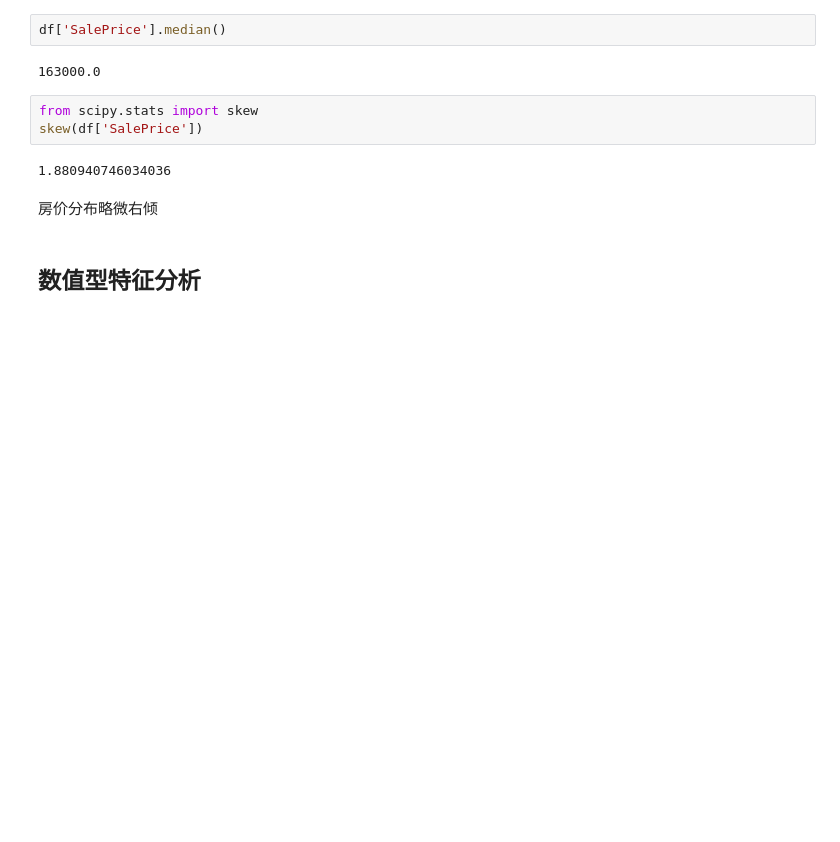
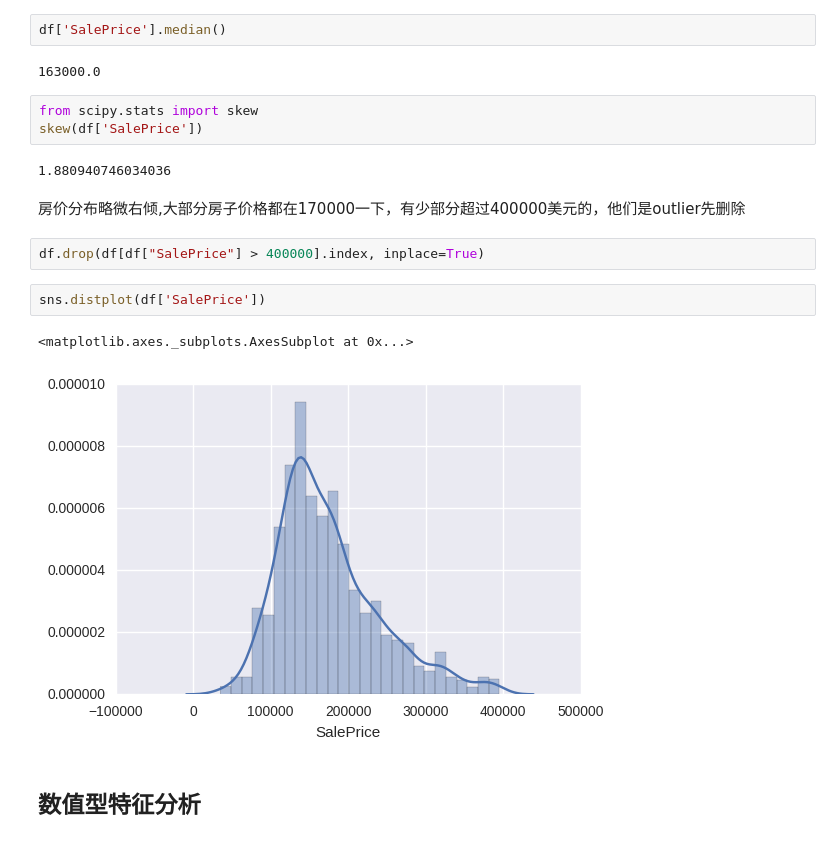
Before and after one commit to ShawnXiha/House-Prices-Advanced-Regression-Techniques, a Jupyter notebook: Data exploring.ipynb, the cells around one changed output. Cells and saved outputs as stored; diff of their text form; blank space fills up the shorter version.

```diff
--- a/Data exploring.ipynb
+++ b/Data exploring.ipynb
@@ -62,8 +61,15 @@ from scipy.stats import skew
 skew(df['SalePrice'])
 # %% [output]
 1.880940746034036
-# %% [markdown]
-房价分布略微右倾
+# %% [markdown]
+房价分布略微右倾,大部分房子价格都在170000一下，有少部分超过400000美元的，他们是outlier先删除
+# %%
+df.drop(df[df["SalePrice"] > 400000].index, inplace=True)
+# %%
+sns.distplot(df['SalePrice'])
+# %% [output]
+<matplotlib.axes._subplots.AxesSubplot at 0x...>
+[figure, added]
 # %% [markdown]
 ## 数值型特征分析
 # %%
```
Also changed, not shown: parts of 37 cells of this notebook, 7 other files.
